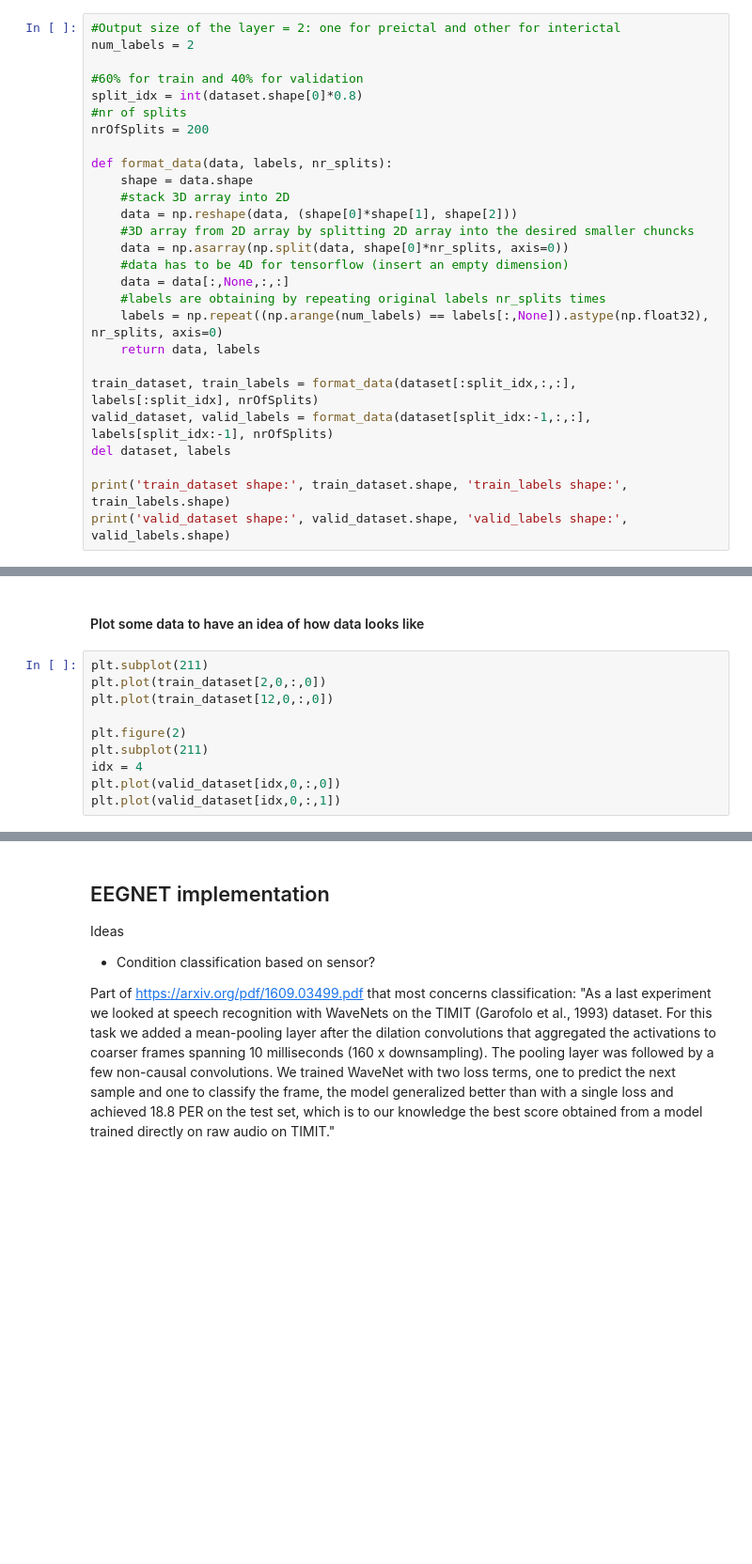
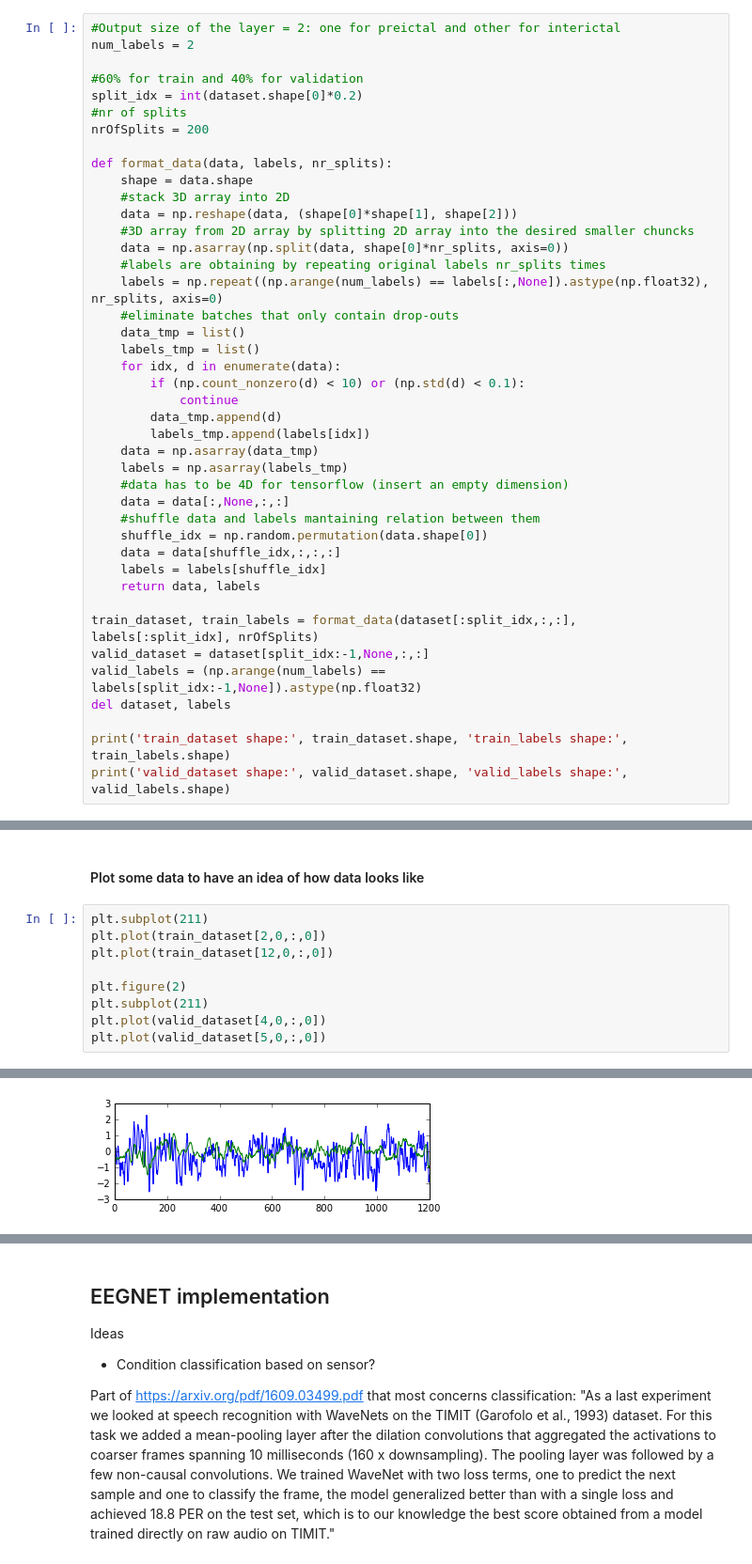
Before and after one commit to KnightofDawn/eegnet, a Jupyter notebook: ipynb/eegnet1.ipynb, the cells around one changed output, grey strips where cells are left out. Shown at 94% size. Saved outputs shown, nothing was run; the diff lists cells and outputs as text; blank space fills up the shorter version.

```diff
--- a/ipynb/eegnet1.ipynb
+++ b/ipynb/eegnet1.ipynb
@@ -34,7 +42,7 @@ with open(name_pickle, 'rb') as f:
 num_labels = 2
 
 #60% for train and 40% for validation
-split_idx = int(dataset.shape[0]*0.8)
+split_idx = int(dataset.shape[0]*0.2)
 #nr of splits
 nrOfSplits = 200
 
@@ -44,14 +52,29 @@ def format_data(data, labels, nr_splits):
     data = np.reshape(data, (shape[0]*shape[1], shape[2]))
     #3D array from 2D array by splitting 2D array into the desired smaller chuncks
     data = np.asarray(np.split(data, shape[0]*nr_splits, axis=0))
+    #labels are obtaining by repeating original labels nr_splits times
+    labels = np.repeat((np.arange(num_labels) == labels[:,None]).astype(np.float32), nr_splits, axis=0)
+    #eliminate batches that only contain drop-outs
+    data_tmp = list()
+    labels_tmp = list()
+    for idx, d in enumerate(data):
+        if (np.count_nonzero(d) < 10) or (np.std(d) < 0.1):
+            continue
+        data_tmp.append(d)
+        labels_tmp.append(labels[idx])
+    data = np.asarray(data_tmp)
+    labels = np.asarray(labels_tmp)
     #data has to be 4D for tensorflow (insert an empty dimension)
     data = data[:,None,:,:]
-    #labels are obtaining by repeating original labels nr_splits times
-    labels = np.repeat((np.arange(num_labels) == labels[:,None]).astype(np.float32), nr_splits, axis=0)
+    #shuffle data and labels mantaining relation between them
+    shuffle_idx = np.random.permutation(data.shape[0])
+    data = data[shuffle_idx,:,:,:]
+    labels = labels[shuffle_idx]
     return data, labels
 
 train_dataset, train_labels = format_data(dataset[:split_idx,:,:], labels[:split_idx], nrOfSplits)
-valid_dataset, valid_labels = format_data(dataset[split_idx:-1,:,:], labels[split_idx:-1], nrOfSplits)
+valid_dataset = dataset[split_idx:-1,None,:,:]
+valid_labels = (np.arange(num_labels) == labels[split_idx:-1,None]).astype(np.float32)
 del dataset, labels
 
 print('train_dataset shape:', train_dataset.shape, 'train_labels shape:', train_labels.shape)
@@ -65,6 +91,6 @@ plt.plot(train_dataset[12,0,:,0])
 
 plt.figure(2)
 plt.subplot(211)
-idx = 4
-plt.plot(valid_dataset[idx,0,:,0])
-plt.plot(valid_dataset[idx,0,:,1])
+plt.plot(valid_dataset[4,0,:,0])
+plt.plot(valid_dataset[5,0,:,0])
+# %% [output]
@@ -70,0 +98 @@ plt.plot(valid_dataset[idx,0,:,1])
+[figure, added]
```
Also changed, not shown: parts of 8 cells of this notebook.
